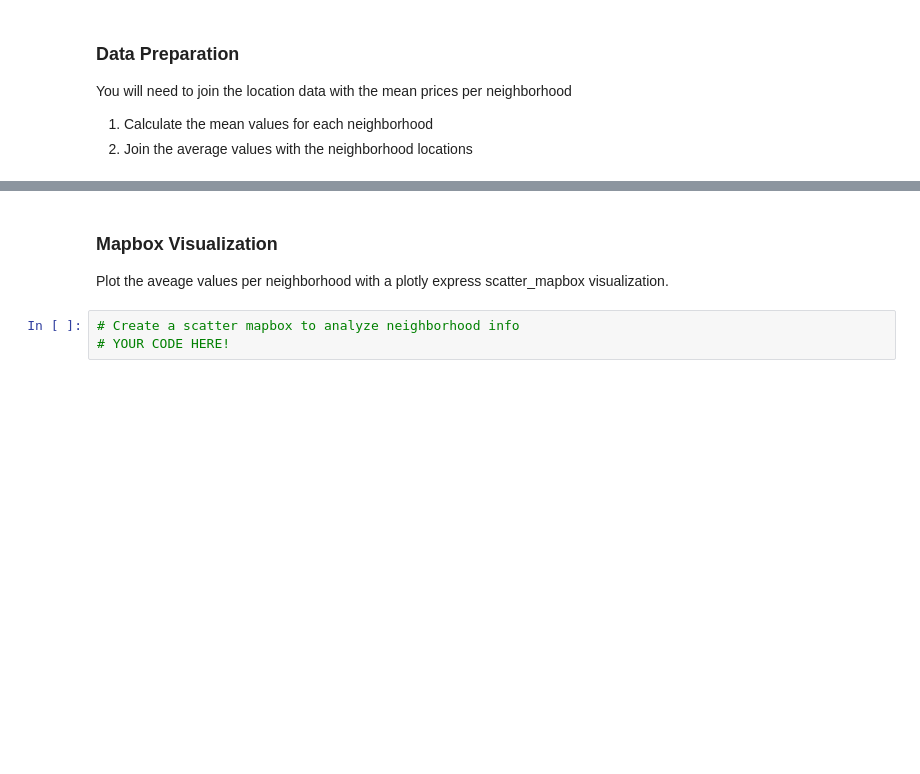
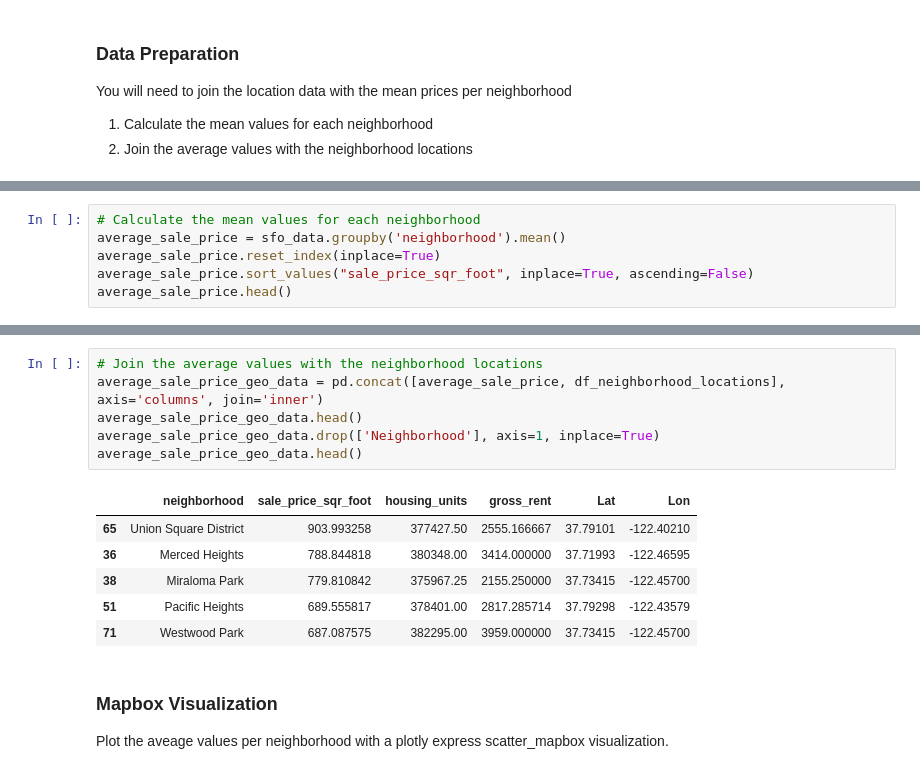
Before and after one commit to dbogatic/pyviz-homework, a Jupyter notebook: rental_analysis.ipynb.ipynb, the cells around one changed output, grey strips where cells are left out. Drawn from its saved outputs; the diff is of its cells as text; blank space fills up the shorter version.

```diff
--- a/rental_analysis.ipynb.ipynb
+++ b/rental_analysis.ipynb.ipynb
@@ -223,0 +236,6 @@ You will need to join the location data with the mean prices per neighborhood
+# %%
+# Calculate the mean values for each neighborhood
+average_sale_price = sfo_data.groupby('neighborhood').mean()
+average_sale_price.reset_index(inplace=True)
+average_sale_price.sort_values("sale_price_sqr_foot", inplace=True, ascending=False)
+average_sale_price.head()
@@ -224,7 +249,17 @@ You will need to join the location data with the mean prices per neighborhood
+# %%
+# Join the average values with the neighborhood locations
+average_sale_price_geo_data = pd.concat([average_sale_price, df_neighborhood_locations], axis='columns', join='inner')
+average_sale_price_geo_data.head()
+average_sale_price_geo_data.drop(['Neighborhood'], axis=1, inplace=True)
+average_sale_price_geo_data.head()
+# %% [output]
+|  | neighborhood | sale_price_sqr_foot | housing_units | gross_rent | Lat | Lon |
+| 65 | Union Square District | 903.993258 | 377427.50 | 2555.166667 | 37.79101 | -122.40210 |
+| 36 | Merced Heights | 788.844818 | 380348.00 | 3414.000000 | 37.71993 | -122.46595 |
+| 38 | Miraloma Park | 779.810842 | 375967.25 | 2155.250000 | 37.73415 | -122.45700 |
+| 51 | Pacific Heights | 689.555817 | 378401.00 | 2817.285714 | 37.79298 | -122.43579 |
+| 71 | Westwood Park | 687.087575 | 382295.00 | 3959.000000 | 37.73415 | -122.45700 |
 # %% [markdown]
 ### Mapbox Visualization
 
 Plot the aveage values per neighborhood with a plotly express scatter_mapbox visualization.
-# %%
-# Create a scatter mapbox to analyze neighborhood info
-# YOUR CODE HERE!
```
Also changed, not shown: parts of 8 cells of this notebook.
